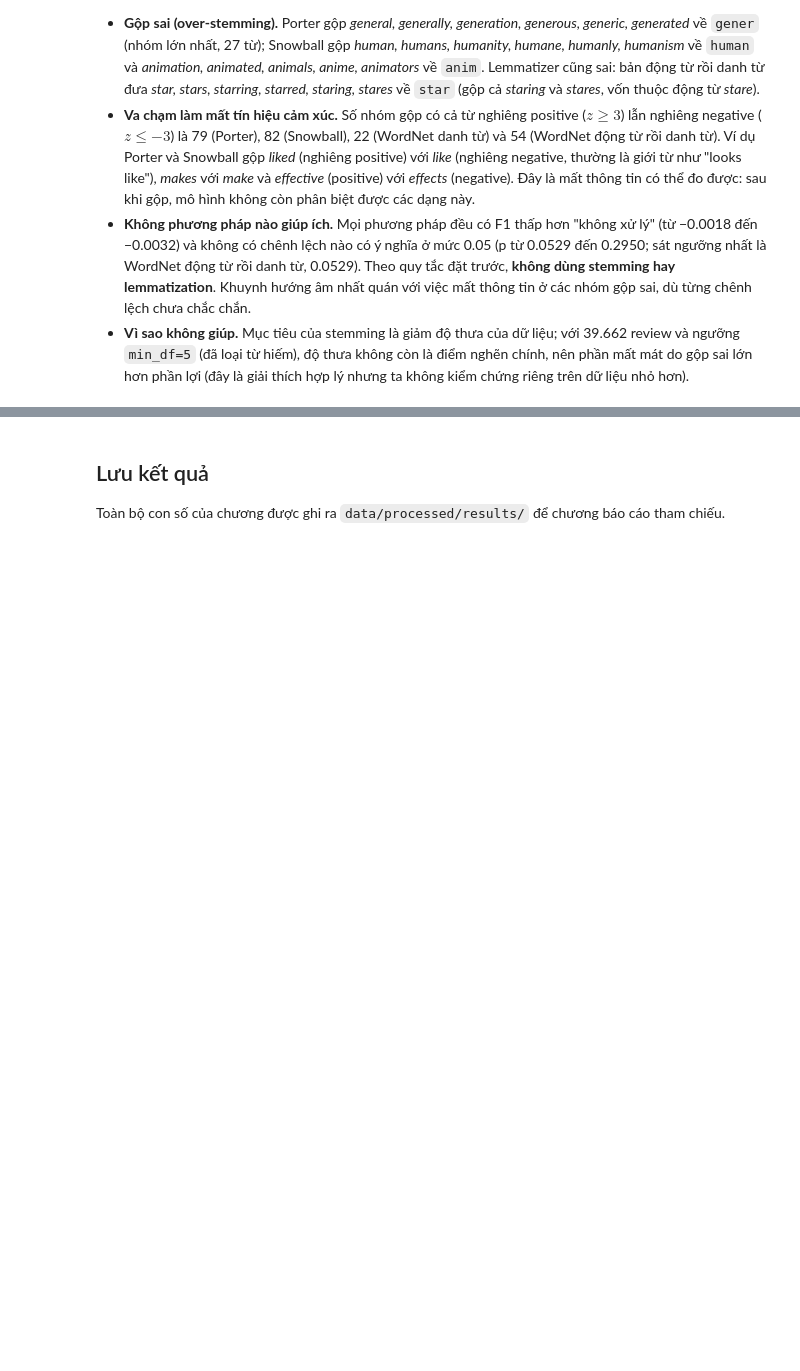
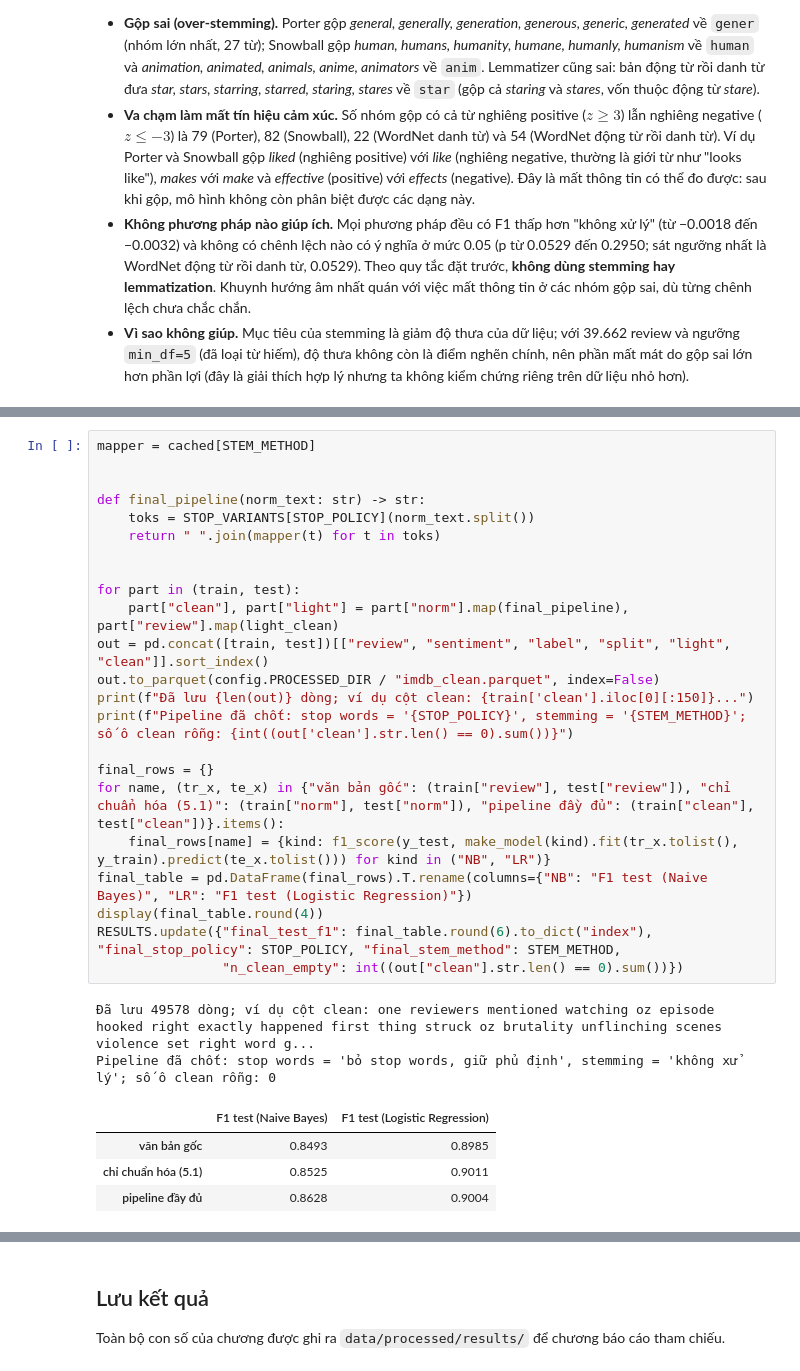
Before and after one commit to CaoThien1402/dm-preprocessing, a Jupyter notebook: book/05_text_preprocessing.ipynb, the cells around one changed output, grey strips where cells are left out. Saved outputs shown, nothing was run; the diff lists cells and outputs as text; blank space fills up the shorter version.

```diff
--- a/book/05_text_preprocessing.ipynb
+++ b/book/05_text_preprocessing.ipynb
@@ -593,0 +602,30 @@ Phương pháp được chọn: không xử lý
+# %%
+mapper = cached[STEM_METHOD]
+
+
+def final_pipeline(norm_text: str) -> str:
+    toks = STOP_VARIANTS[STOP_POLICY](norm_text.split())
+    return " ".join(mapper(t) for t in toks)
+
+
+for part in (train, test):
+    part["clean"], part["light"] = part["norm"].map(final_pipeline), part["review"].map(light_clean)
+out = pd.concat([train, test])[["review", "sentiment", "label", "split", "light", "clean"]].sort_index()
+out.to_parquet(config.PROCESSED_DIR / "imdb_clean.parquet", index=False)
+print(f"Đã lưu {len(out)} dòng; ví dụ cột clean: {train['clean'].iloc[0][:150]}...")
+print(f"Pipeline đã chốt: stop words = '{STOP_POLICY}', stemming = '{STEM_METHOD}'; số ô clean rỗng: {int((out['clean'].str.len() == 0).sum())}")
+
+final_rows = {}
+for name, (tr_x, te_x) in {"văn bản gốc": (train["review"], test["review"]), "chỉ chuẩn hóa (5.1)": (train["norm"], test["norm"]), "pipeline đầy đủ": (train["clean"], test["clean"])}.items():
+    final_rows[name] = {kind: f1_score(y_test, make_model(kind).fit(tr_x.tolist(), y_train).predict(te_x.tolist())) for kind in ("NB", "LR")}
+final_table = pd.DataFrame(final_rows).T.rename(columns={"NB": "F1 test (Naive Bayes)", "LR": "F1 test (Logistic Regression)"})
+display(final_table.round(4))
+RESULTS.update({"final_test_f1": final_table.round(6).to_dict("index"), "final_stop_policy": STOP_POLICY, "final_stem_method": STEM_METHOD,
+                "n_clean_empty": int((out["clean"].str.len() == 0).sum())})
+# %% [output]
+Đã lưu 49578 dòng; ví dụ cột clean: one reviewers mentioned watching oz episode hooked right exactly happened first thing struck oz brutality unflinching scenes violence set right word g...
+Pipeline đã chốt: stop words = 'bỏ stop words, giữ phủ định', stemming = 'không xử lý'; số ô clean rỗng: 0
+|  | F1 test (Naive Bayes) | F1 test (Logistic Regression) |
+| văn bản gốc | 0.8493 | 0.8985 |
+| chỉ chuẩn hóa (5.1) | 0.8525 | 0.9011 |
+| pipeline đầy đủ | 0.8628 | 0.9004 |
```
Also changed, not shown: parts of 3 cells of this notebook, 1 other file.
